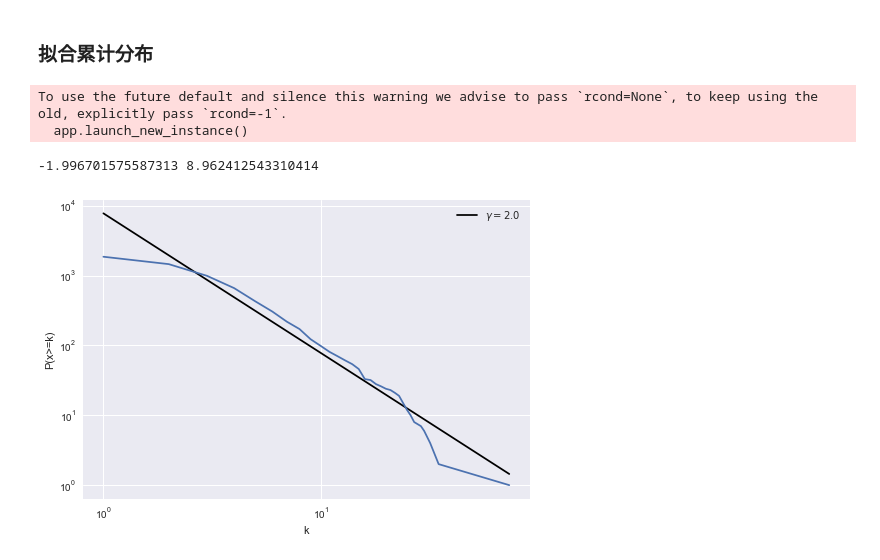
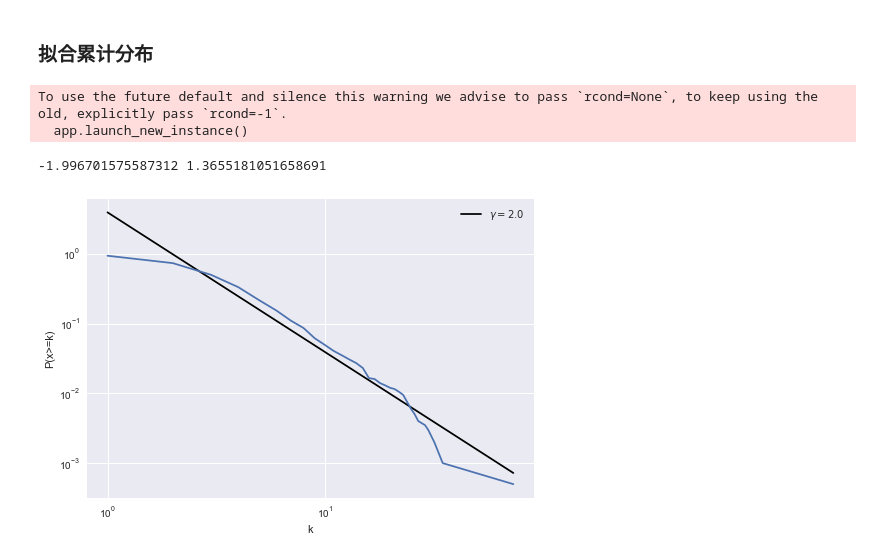
Before and after one commit to 3riccc/fzwl_hw, a Jupyter notebook: homework4.ipynb, the cells around one changed output. Drawn from its saved outputs; the diff is of its cells as text; code cells hidden in the pictures.

```diff
--- a/homework4.ipynb
+++ b/homework4.ipynb
@@ -214,34 +220,34 @@ To use the future default and silence this warning we advise to pass `rcond=None
 # %%
 ##累积分布
 degree = list(dict(nx.degree(g)).values())
 distKeys = set(degree)
 pdf = dict([(k,0) for k in distKeys])
 for k in degree:
     pdf[k] += 1
 
 cdf = dict([(k,0) for k in set(degree)])
 for k in set(degree):
     cdf[k] = sum(np.array(degree)>=k)
 
 
 ln_x = np.log(list(cdf.keys())[1:])
-ln_y = np.log(list(cdf.values())[1:])
+ln_y = np.log(list(cdf.values())[1:]/list(cdf.values())[0])
 A = np.vstack([ln_x, np.ones(len(ln_x))]).T
 m,c = np.linalg.lstsq(A,ln_y)[0]
 print(m,c)
 plt.plot(np.e**ln_x,np.e**(m*ln_x+c), 'k-',label=r'$\gamma=%s$'%(round(-m,2)))
 
 
 
 
 
-plt.loglog(cdf.keys(), cdf.values())
+plt.loglog(cdf.keys(),  list(cdf.values()) / list(cdf.values())[0])
 plt.xlabel('k')
 plt.ylabel('P(x>=k)')
 plt.legend()
 plt.show()
 # %% [output]
 To use the future default and silence this warning we advise to pass `rcond=None`, to keep using the old, explicitly pass `rcond=-1`.
   app.launch_new_instance()
--1.996701575587313 8.962412543310414
+-1.996701575587312 1.3655181051658691
-[figure, old version]
+[figure, new version]
```
Also changed, not shown: parts of 4 cells of this notebook.
